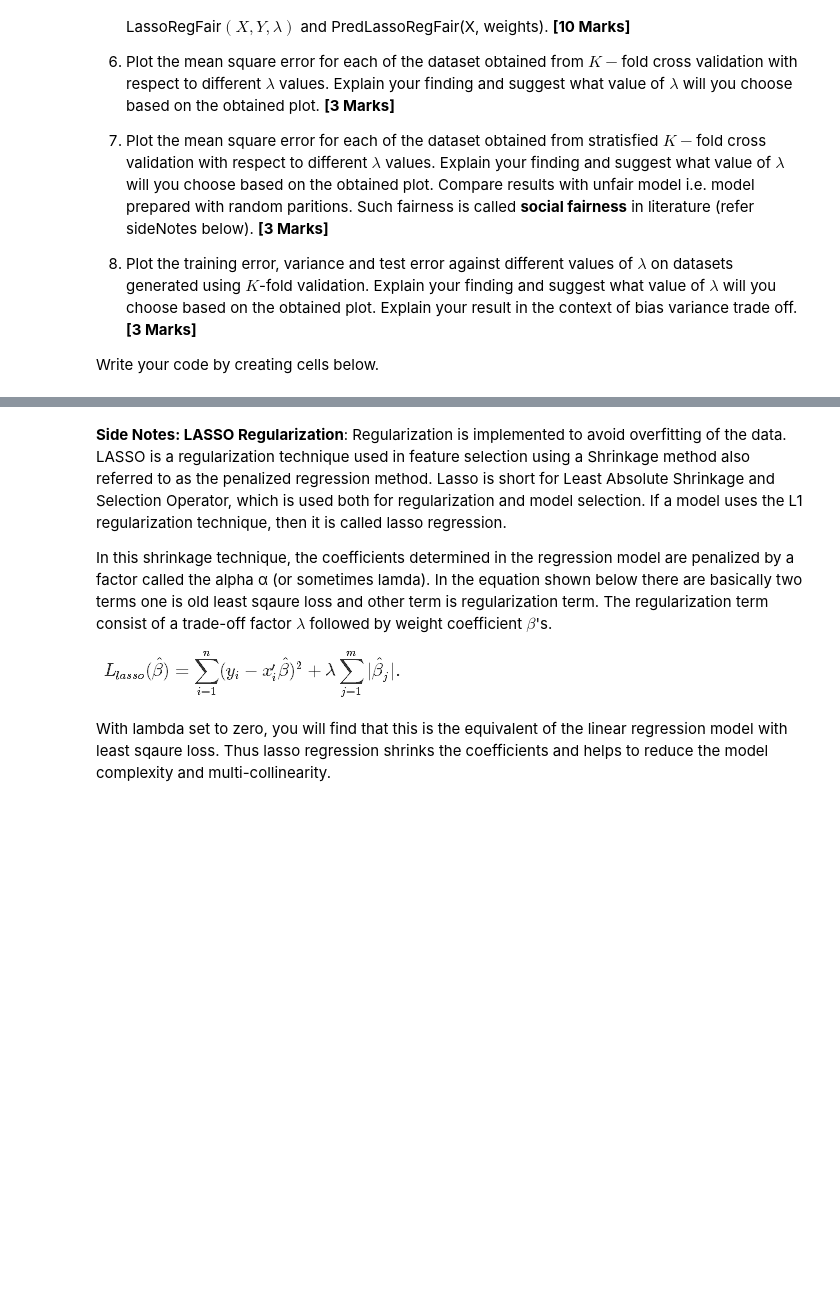
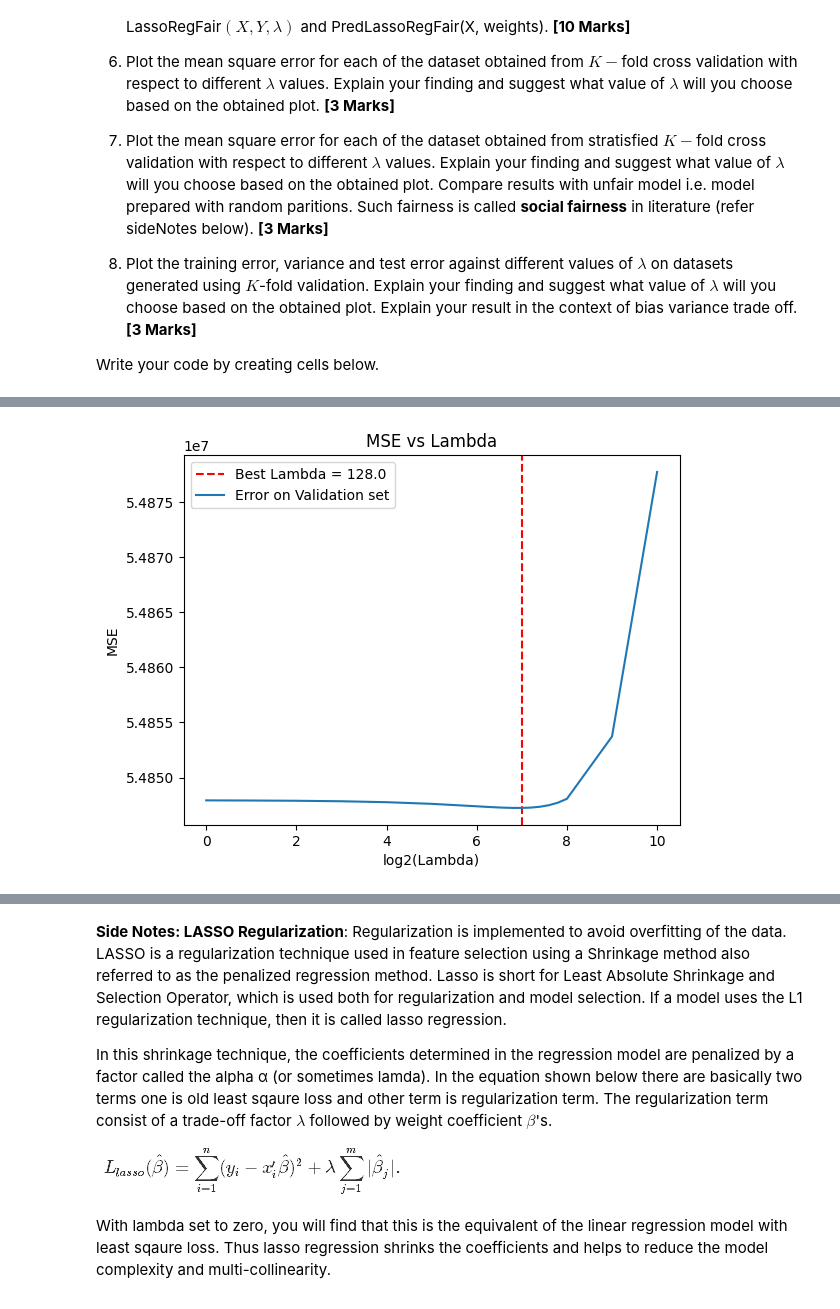
Before and after one commit to khan-shahnawaz/MachineLearning, a Jupyter notebook: SHAHNAWAZ_KHAN_ML_(CS503)_Lab1_PAC_Regression.ipynb, the cells around one changed output, grey strips where cells are left out. Saved outputs shown, nothing was run; the diff lists cells and outputs as text; code cells hidden in the pictures; blank space fills up the shorter version.

```diff
--- a/SHAHNAWAZ_KHAN_ML_(CS503)_Lab1_PAC_Regression.ipynb
+++ b/SHAHNAWAZ_KHAN_ML_(CS503)_Lab1_PAC_Regression.ipynb
@@ -581,0 +651,14 @@ Write your code by creating cells below.
+# %%
+'''2). Creating K-folds Cross Validation of the dataset'''
+
+K = 10
+testData = adultDataSet.sample(frac=0.2)
+trainingData = adultDataSet.drop(testData.index)
+'''Creating K folds of the training data'''
+folds = []
+totalSize = len(trainingData)
+for i in range(K):
+    folds.append(trainingData.sample(totalSize//K))
+    trainingData = trainingData.drop(folds[i].index)
+#Putting the remaining data in the first fold
+folds[0] = pd.concat([folds[0], trainingData])
@@ -581,0 +798,27 @@ Write your code by creating cells below.
+# %%
+''' 6). Training the model using K-folds Cross Validation on different values of lambda'''
+
+firstLevel = 11
+logLambdas =[i for i in range(firstLevel)]
+xval, ymin, MSEs = findOptimalLambda(folds, logLambdas)
+
+secondLevel =5
+secondLevelLambdas = [xval + i/secondLevel for i in range(-secondLevel, secondLevel+1)]
+xval, ymin, secondLevelMSEs = findOptimalLambda(folds, secondLevelLambdas)
+
+MSEs+=secondLevelMSEs
+logLambdas+=secondLevelLambdas
+MSEs = np.array(MSEs)
+logLambdas = np.array(logLambdas)
+inds = np.argsort(logLambdas)
+MSEs = MSEs[inds]
+logLambdas = logLambdas[inds]
+plt.axvline(xval, color='r', linestyle='--', label = "Best Lambda = {}".format(pow(2,xval)))
+plt.plot(logLambdas, MSEs, label = "Error on Validation set")
+plt.title("MSE vs Lambda")
+plt.xlabel("log2(Lambda)")
+plt.ylabel("MSE")
+plt.legend()
+plt.show()
+# %% [output]
+[figure, added]
```
Also changed, not shown: parts of 20 cells of this notebook, 2 other files.
